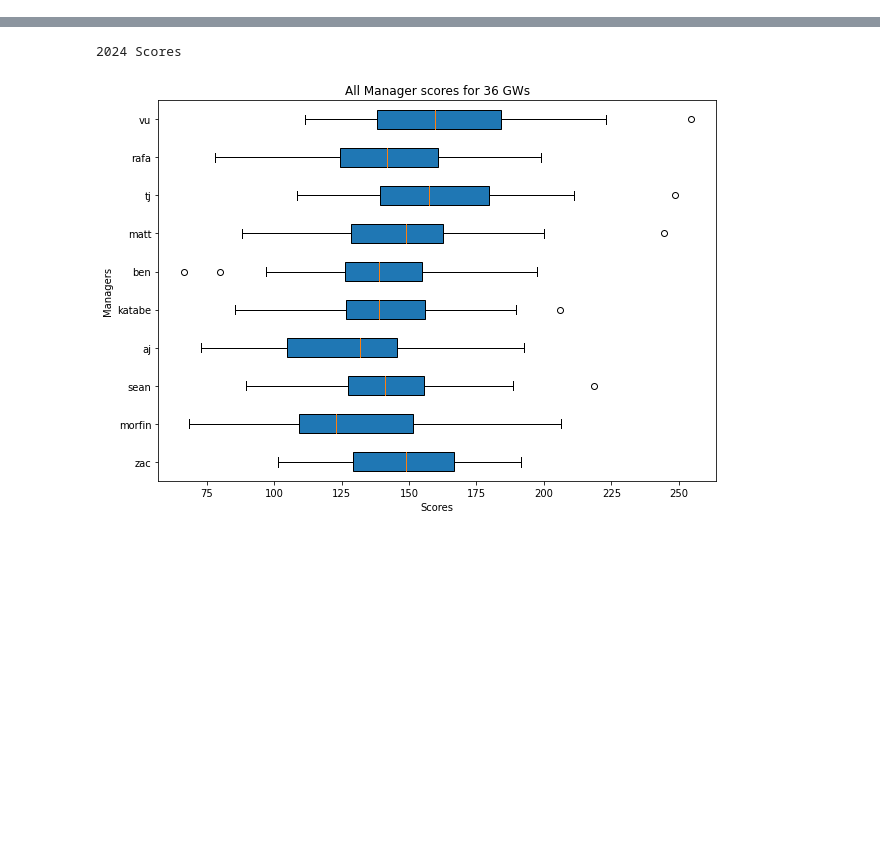
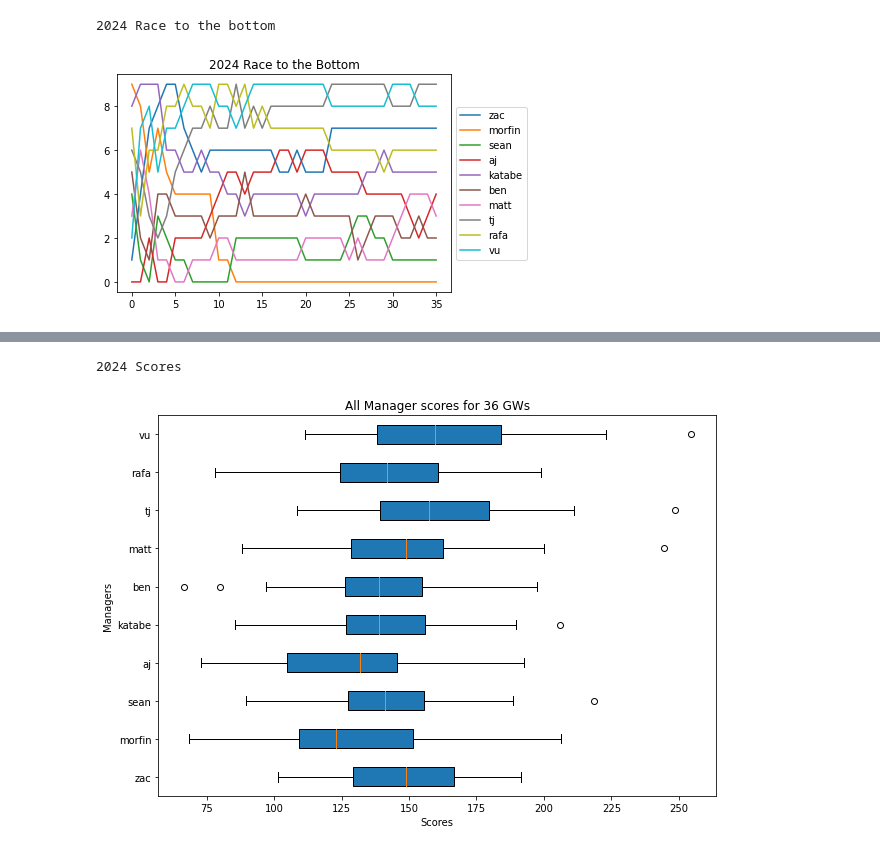
Before and after one commit to mgintjee/FPL-Stats, a Jupyter notebook: notebooks/nb_season_2024.ipynb, the cells around one changed output, grey strips where cells are left out. Cells and saved outputs as stored; diff of their text form; code cells hidden in the pictures; blank space fills up the shorter version.

```diff
--- a/notebooks/nb_season_2024.ipynb
+++ b/notebooks/nb_season_2024.ipynb
@@ -20,3 +21,10 @@ show_charts = True
 show_plots = True
 # Build the database for the season
 db = database.database(season)
+# %%
+print(db.get_season(), "Race to the bottom")
+if(show_plots):
+    performance_plots.plot_race_to_the_bottom(db)
+# %% [output]
+2024 Race to the bottom
+[figure, added]
```
Also changed, not shown: parts of 2 cells of this notebook, 5 other files.
